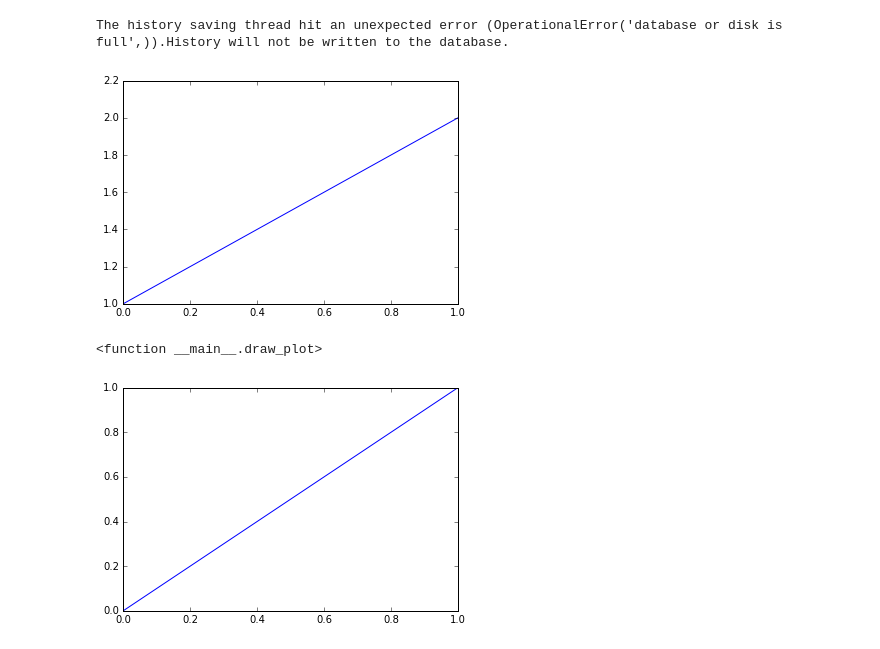
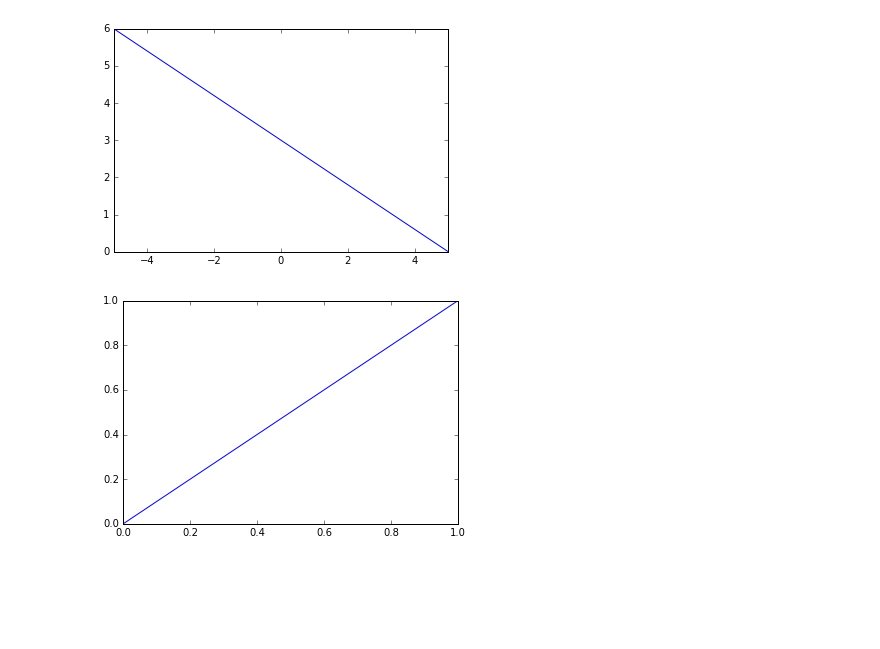
Before and after one commit to alexrisman/graphing_notebooks, a Jupyter notebook: graphing_examples.ipynb, the cells around one changed output. Saved outputs shown, nothing was run; the diff lists cells and outputs as text; code cells hidden in the pictures; blank space fills up the shorter version.

```diff
--- a/graphing_examples.ipynb
+++ b/graphing_examples.ipynb
@@ -8,19 +9,19 @@ from IPython.html.widgets import *
 # %%
 # 1. slope intercept line
 def f(x, m, b):
     return m*x+b
 
 def draw_plot(m, b):
-    x = list(np.linspace(0,1,100))
+    x_lim = 5
+    x = list(np.linspace(-x_lim, x_lim, 400))
     y = list((map(lambda elem : f(elem, m, b), x)))
     plt.plot(x, y)
+    plt.xlim(-x_lim, x_lim)
     plt.show()
 
 interact(draw_plot, m=(1.), b=(1.))
 # %% [output]
-The history saving thread hit an unexpected error (OperationalError('database or disk is full',)).History will not be written to the database.
-[figure, old version]
+[figure, new version]
-<function __main__.draw_plot>
 # %%
 # 2. point slope line
 def f(x, m, x1, y1):
```
Also changed, not shown: parts of 20 cells of this notebook.
